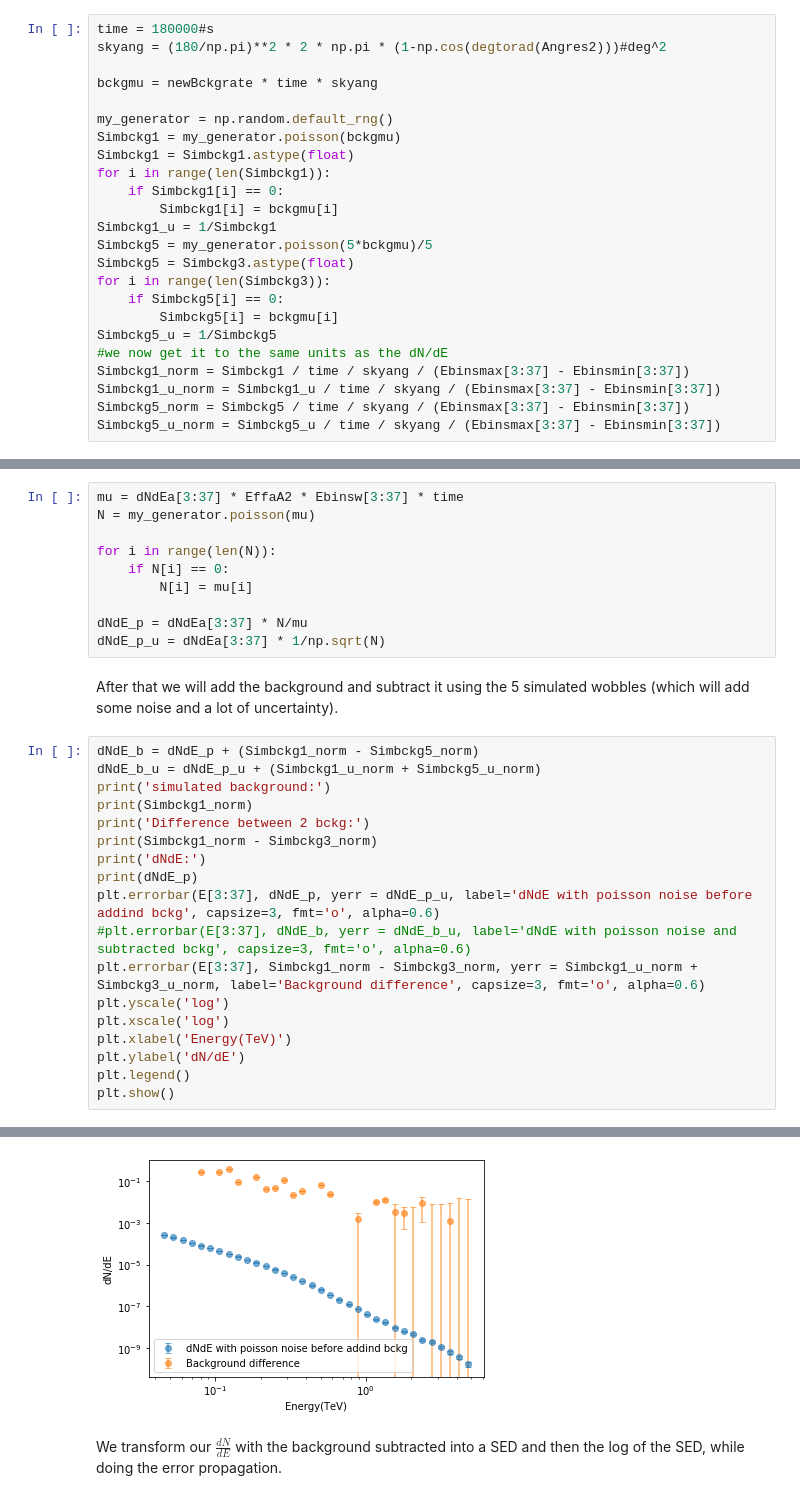
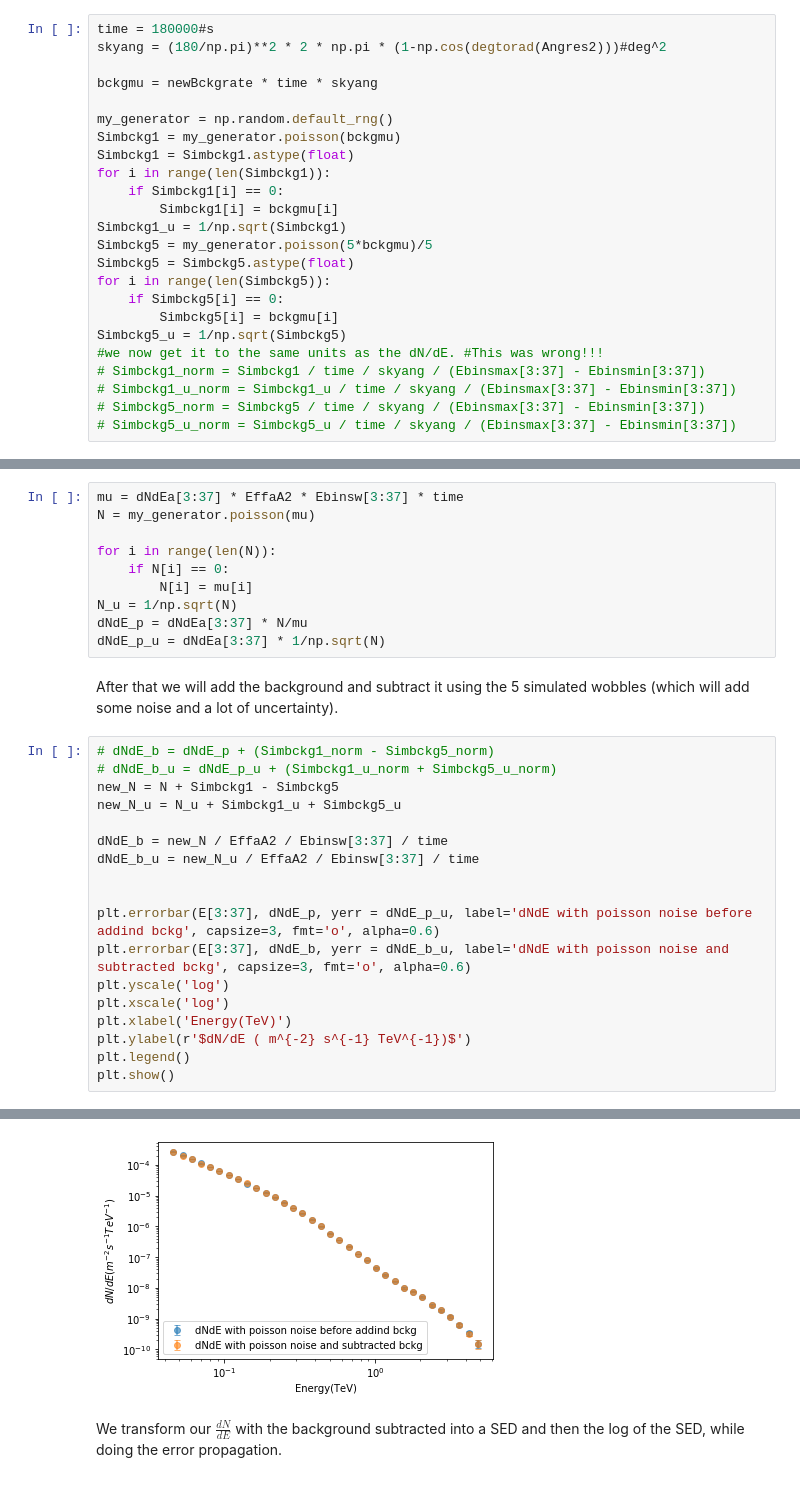
Before and after one commit to R-Grau/EBLpy, a Jupyter notebook: Aeff_bkg_spline.ipynb, the cells around one changed output, grey strips where cells are left out. Cells and saved outputs as stored; diff of their text form.

Commit message:
Update file Aeff_bckg_spline.ipynb
Now it finally works!!!

```diff
--- a/Aeff_bkg_spline.ipynb
+++ b/Aeff_bkg_spline.ipynb
@@ -268,18 +274,18 @@ Simbckg1 = Simbckg1.astype(float)
 for i in range(len(Simbckg1)):
     if Simbckg1[i] == 0:
         Simbckg1[i] = bckgmu[i]
-Simbckg1_u = 1/Simbckg1
+Simbckg1_u = 1/np.sqrt(Simbckg1)
 Simbckg5 = my_generator.poisson(5*bckgmu)/5
-Simbckg5 = Simbckg3.astype(float)
-for i in range(len(Simbckg3)):
+Simbckg5 = Simbckg5.astype(float)
+for i in range(len(Simbckg5)):
     if Simbckg5[i] == 0:
         Simbckg5[i] = bckgmu[i]
-Simbckg5_u = 1/Simbckg5
-#we now get it to the same units as the dN/dE
-Simbckg1_norm = Simbckg1 / time / skyang / (Ebinsmax[3:37] - Ebinsmin[3:37])
-Simbckg1_u_norm = Simbckg1_u / time / skyang / (Ebinsmax[3:37] - Ebinsmin[3:37])
-Simbckg5_norm = Simbckg5 / time / skyang / (Ebinsmax[3:37] - Ebinsmin[3:37])
-Simbckg5_u_norm = Simbckg5_u / time / skyang / (Ebinsmax[3:37] - Ebinsmin[3:37])
+Simbckg5_u = 1/np.sqrt(Simbckg5)
+#we now get it to the same units as the dN/dE. #This was wrong!!!
+# Simbckg1_norm = Simbckg1 / time / skyang / (Ebinsmax[3:37] - Ebinsmin[3:37])
+# Simbckg1_u_norm = Simbckg1_u / time / skyang / (Ebinsmax[3:37] - Ebinsmin[3:37])
+# Simbckg5_norm = Simbckg5 / time / skyang / (Ebinsmax[3:37] - Ebinsmin[3:37])
+# Simbckg5_u_norm = Simbckg5_u / time / skyang / (Ebinsmax[3:37] - Ebinsmin[3:37])
 # %% [markdown]
 Add Poisson noise to the $\frac{dN}{dE}$
 # %%
@@ -289,27 +295,27 @@ N = my_generator.poisson(mu)
 for i in range(len(N)):
     if N[i] == 0:
         N[i] = mu[i]
-
+N_u = 1/np.sqrt(N)
 dNdE_p = dNdEa[3:37] * N/mu
 dNdE_p_u = dNdEa[3:37] * 1/np.sqrt(N)
 # %% [markdown]
 After that we will add the background and subtract it using the 5 simulated wobbles (which will add some noise and a lot of uncertainty).
 # %%
-dNdE_b = dNdE_p + (Simbckg1_norm - Simbckg5_norm)
-dNdE_b_u = dNdE_p_u + (Simbckg1_u_norm + Simbckg5_u_norm)
-print('simulated background:')
-print(Simbckg1_norm)
-print('Difference between 2 bckg:')
-print(Simbckg1_norm - Simbckg3_norm)
-print('dNdE:')
-print(dNdE_p)
+# dNdE_b = dNdE_p + (Simbckg1_norm - Simbckg5_norm)
+# dNdE_b_u = dNdE_p_u + (Simbckg1_u_norm + Simbckg5_u_norm)
+new_N = N + Simbckg1 - Simbckg5
+new_N_u = N_u + Simbckg1_u + Simbckg5_u
+
+dNdE_b = new_N / EffaA2 / Ebinsw[3:37] / time
+dNdE_b_u = new_N_u / EffaA2 / Ebinsw[3:37] / time
+
+
 plt.errorbar(E[3:37], dNdE_p, yerr = dNdE_p_u, label='dNdE with poisson noise before addind bckg', capsize=3, fmt='o', alpha=0.6)
-#plt.errorbar(E[3:37], dNdE_b, yerr = dNdE_b_u, label='dNdE with poisson noise and subtracted bckg', capsize=3, fmt='o', alpha=0.6)
-plt.errorbar(E[3:37], Simbckg1_norm - Simbckg3_norm, yerr = Simbckg1_u_norm + Simbckg3_u_norm, label='Background difference', capsize=3, fmt='o', alpha=0.6)
+plt.errorbar(E[3:37], dNdE_b, yerr = dNdE_b_u, label='dNdE with poisson noise and subtracted bckg', capsize=3, fmt='o', alpha=0.6)
 plt.yscale('log')
 plt.xscale('log')
 plt.xlabel('Energy(TeV)')
-plt.ylabel('dN/dE')
+plt.ylabel(r'$dN/dE ( m^{-2} s^{-1} TeV^{-1})$')
 plt.legend()
 plt.show()
 # %% [output]
@@ -333,4 +322,4 @@ Difference between 2 bckg:
-[figure, old version]
+[figure, new version]
 # %% [markdown]
 We transform our $\frac{dN}{dE}$ with the background subtracted into a SED and then the log of the SED, while doing the error propagation.
 # %%
```
Also changed, not shown: parts of 16 cells of this notebook.
